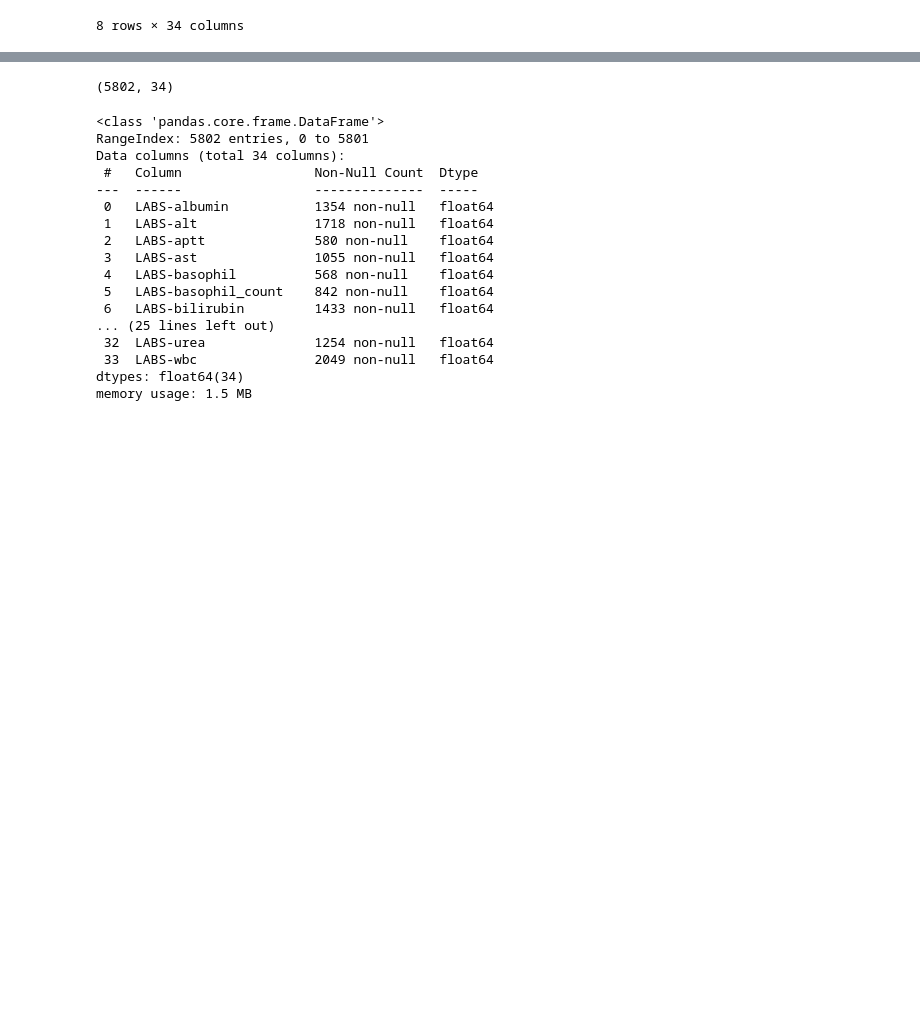
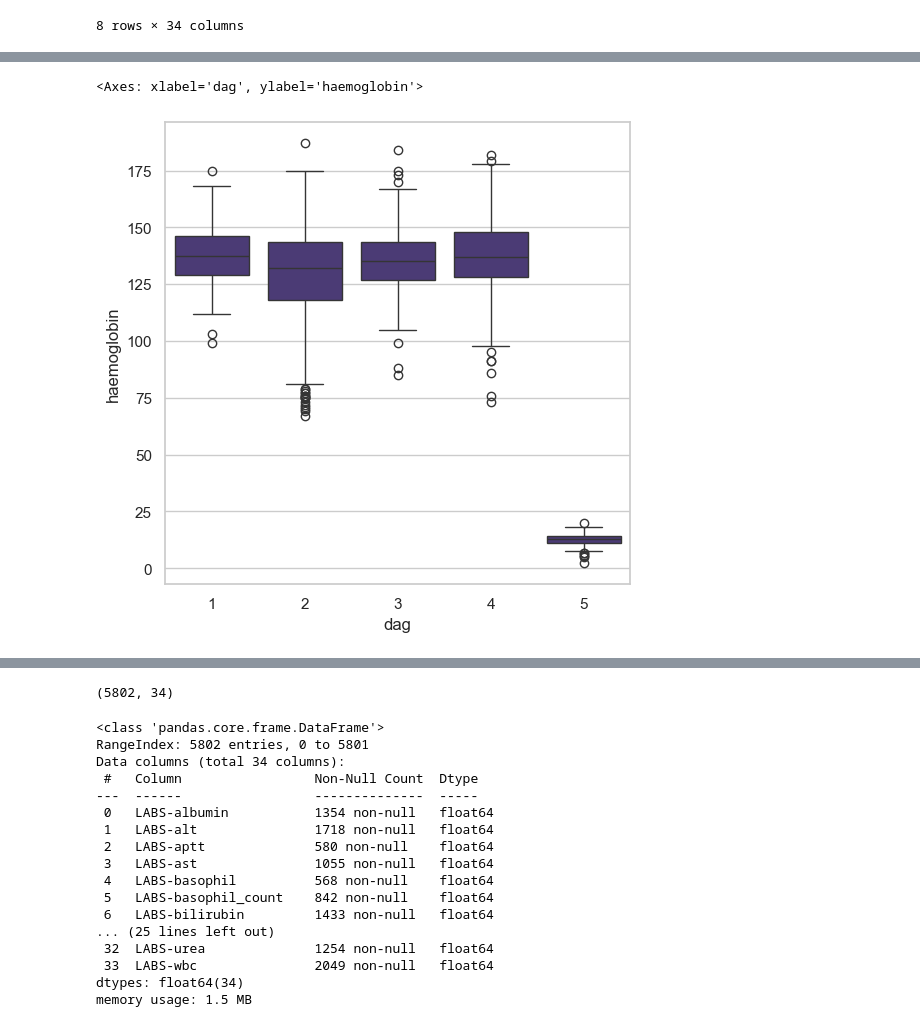
Before and after one commit to davidtweddell/lc_repo, a Jupyter notebook: 01-inspect-data.ipynb, the cells around one changed output, grey strips where cells are left out. Cells and saved outputs as stored; diff of their text form; code cells hidden in the pictures; blank space fills up the shorter version.

```diff
--- a/01-inspect-data.ipynb
+++ b/01-inspect-data.ipynb
@@ -1155,0 +1178,11 @@ labs_without_outliers.describe()
+# %%
+# haemoglobin values look odd in a table DT made
+# let's have a look
+
+# plot haemoglobin by site
+fig, ax = plt.subplots(figsize=(6,6))
+
+sns.boxplot(data = t1, x = "dag", y = "haemoglobin", ax = ax)
+# %% [output]
+<Axes: xlabel='dag', ylabel='haemoglobin'>
+[figure, added]
```
Also changed, not shown: parts of 34 cells of this notebook.
